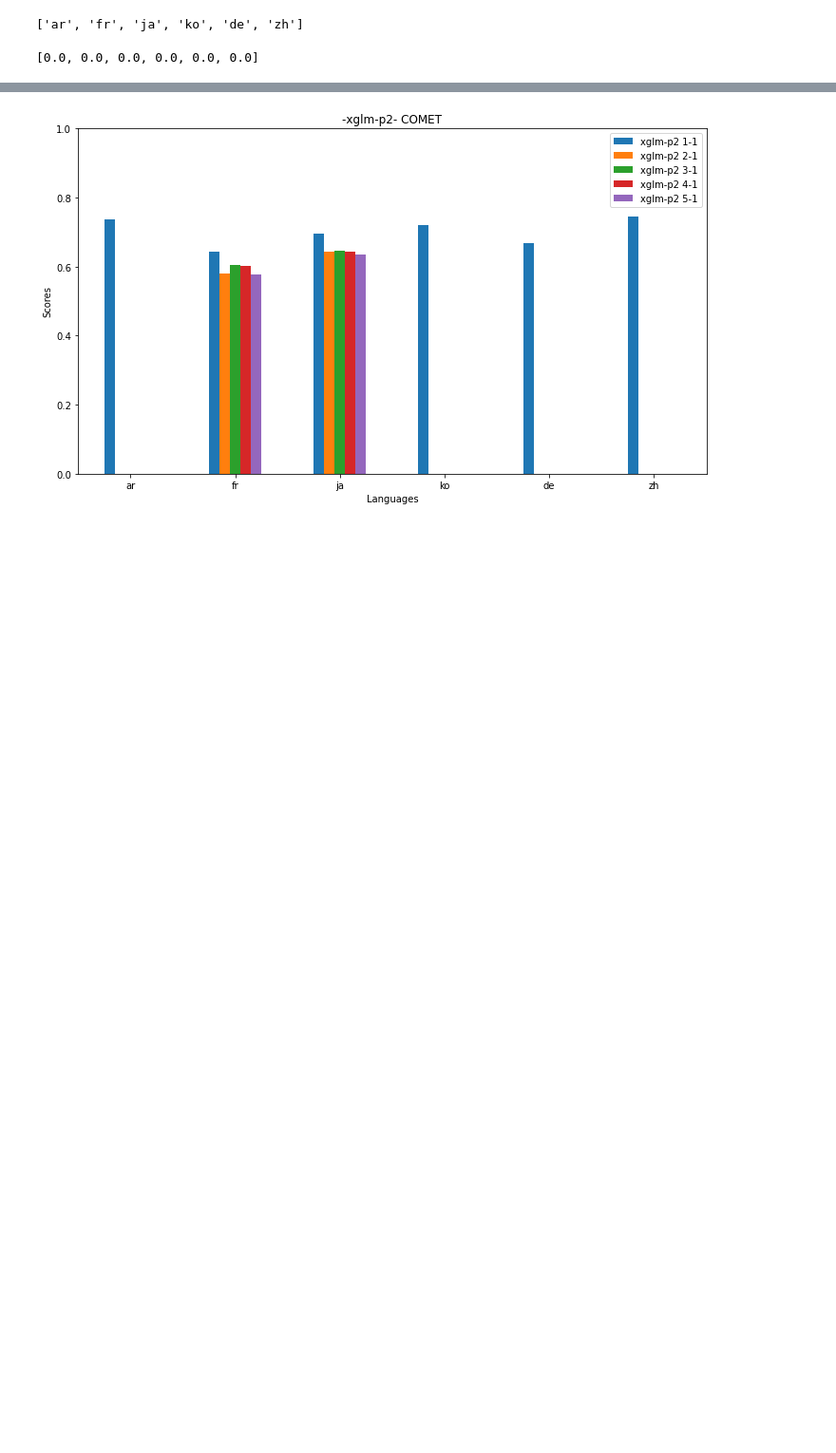
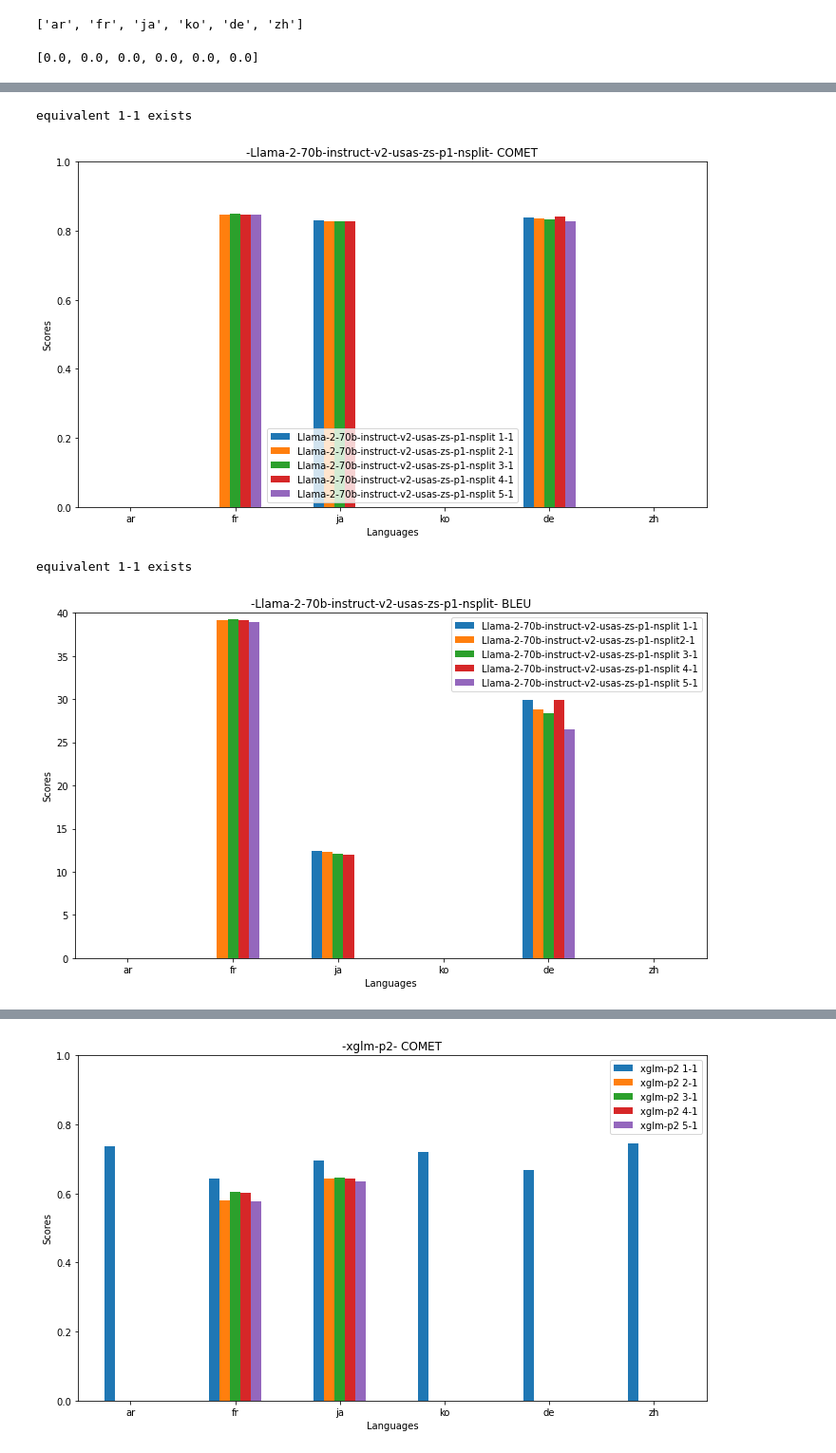
Before and after one commit to su0315/LLM_Contextual_Prompt_MT, a Jupyter notebook: notebook/result_visualization/context_size_comparison.ipynb, the cells around one changed output, grey strips where cells are left out. Shown at 95% size. Drawn from its saved outputs; the diff is of its cells as text; code cells hidden in the pictures; blank space fills up the shorter version.

Commit message:
pos: usas-p1-nsplit

```diff
--- a/notebook/result_visualization/context_size_comparison.ipynb
+++ b/notebook/result_visualization/context_size_comparison.ipynb
@@ -204,0 +396,7 @@ equivalent 1-1 exists
+# %%
+scores_plot("Llama-2-70b-instruct-v2-usas-zs-p1-nsplit")
+# %% [output]
+equivalent 1-1 exists
+[figure, added]
+equivalent 1-1 exists
+[figure, added]
```
Also changed, not shown: parts of 10 cells of this notebook, 12 other files.
